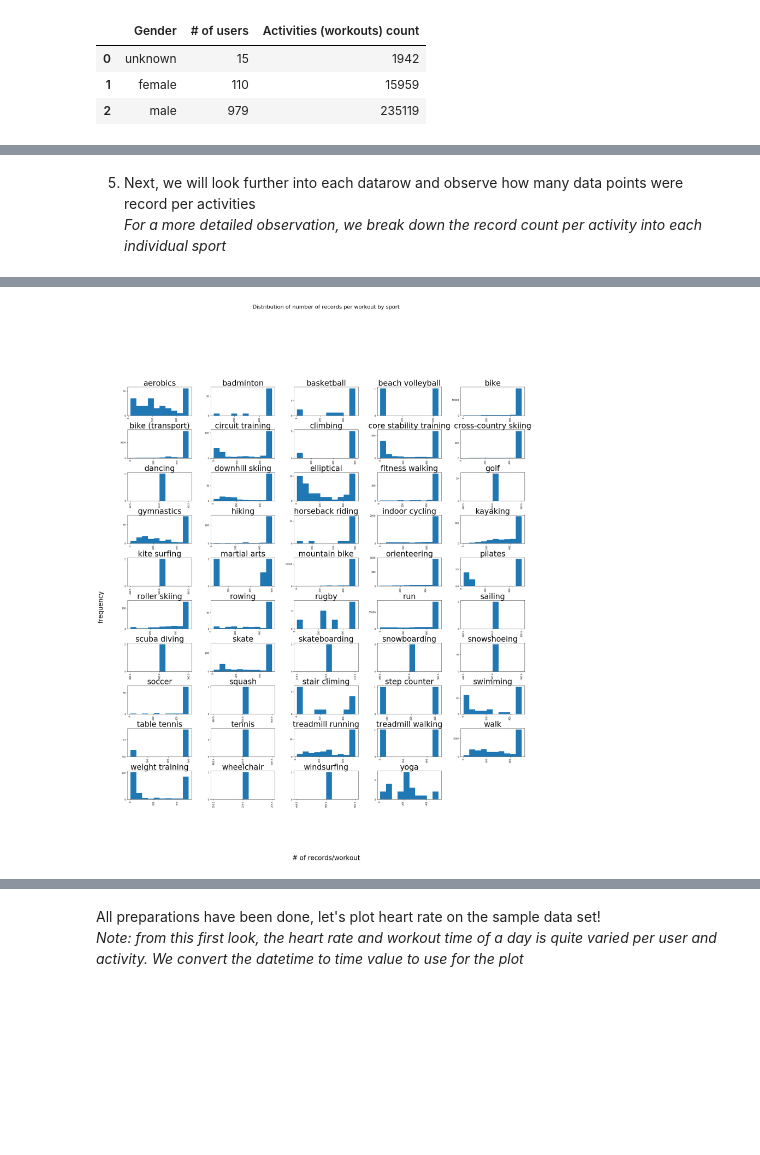
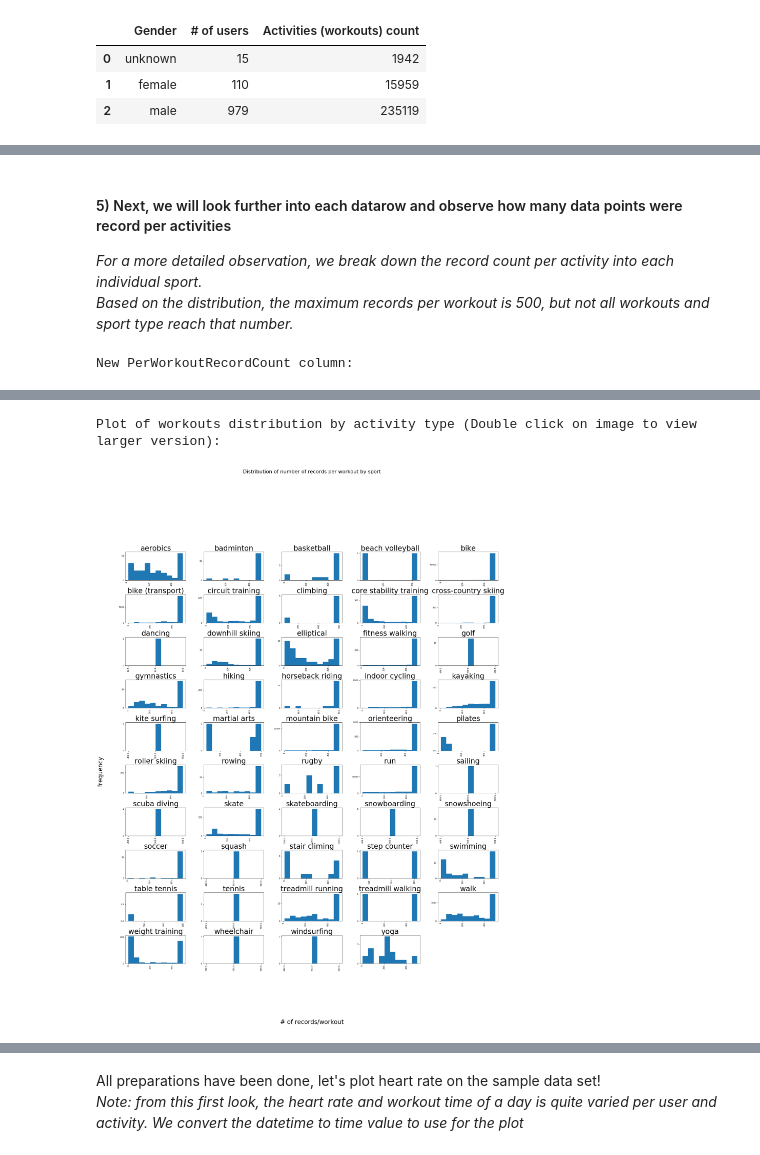
Before and after one commit to TuanTTranCS/concordia-bigdata-project, a Jupyter notebook: BigData_Project_Explore.ipynb, the cells around one changed output, grey strips where cells are left out. Drawn from its saved outputs; the diff is of its cells as text; code cells hidden in the pictures; blank space fills up the shorter version.

```diff
--- a/BigData_Project_Explore.ipynb
+++ b/BigData_Project_Explore.ipynb
@@ -188,23 +191,25 @@ Summarized activity participation by percentage of gender:
 # %% [markdown]
-5) Next, we will look further into each datarow and observe how many data points were record per activities <br />
-*For a more detailed observation, we break down the record count per activity into each individual sport*
+#### 5) Next, we will look further into each datarow and observe how many data points were record per activities <br />
+*For a more detailed observation, we break down the record count per activity into each individual sport. <br />
+Based on the distribution, the maximum records per workout is 500, but not all workouts and sport type reach that number.*
 # %%
 df = df.withColumn('PerWorkoutRecordCount', size(col('timestamp')))
-fig = plt.figure(figsize=(28, 31)) #
+print('New PerWorkoutRecordCount column:')
+df.select('userId','id','sport','timestamp','PerWorkoutRecordCount').limit(5).toPandas()
+
+print('\nPlot of workouts distribution by activity type (Double click on image to view larger version):')
+fig = plt.figure(figsize=(28, 33)) #
 grid_size = (10,5)
 ax = plt.subplot2grid(grid_size, (0,0), colspan=1, rowspan=1)
-#fig, axes = plt.subplots()
+
 
 PerWorkoutRecordCount_dist = df.select('PerWorkoutRecordCount', 'sport').toPandas().hist(
     column='PerWorkoutRecordCount', bins=10, sharex = False, grid=True, xlabelsize=9, ylabelsize=9, by='sport', ax = ax,
     layout = (10, 5), figsize=(4,6)
     )
 
-#for ax in PerWorkoutRecordCount_dist.flatten():
-#    a = ax.set_xlabel("# of records/workout")
-#    b = ax.set_ylabel("Frequency")
 z = plt.suptitle('Distribution of number of records per workout by sport', x=0.5, y=1.05, ha='center', fontsize='small')
 y = fig.text(0.5, 0.04, '# of records/workout', ha='center')
 z  =fig.text(0.04, 0.5, 'frequency', va='center', rotation='vertical')
-#plt.show()
 # %% [output]
+New PerWorkoutRecordCount column:
@@ -211 +222,2 @@ z  =fig.text(0.04, 0.5, 'frequency', va='center', rotation='vertical')
+Plot of workouts distribution by activity type (Double click on image to view larger version):
-[figure, old version]
+[figure, new version]
```
Also changed, not shown: parts of 15 cells of this notebook.
